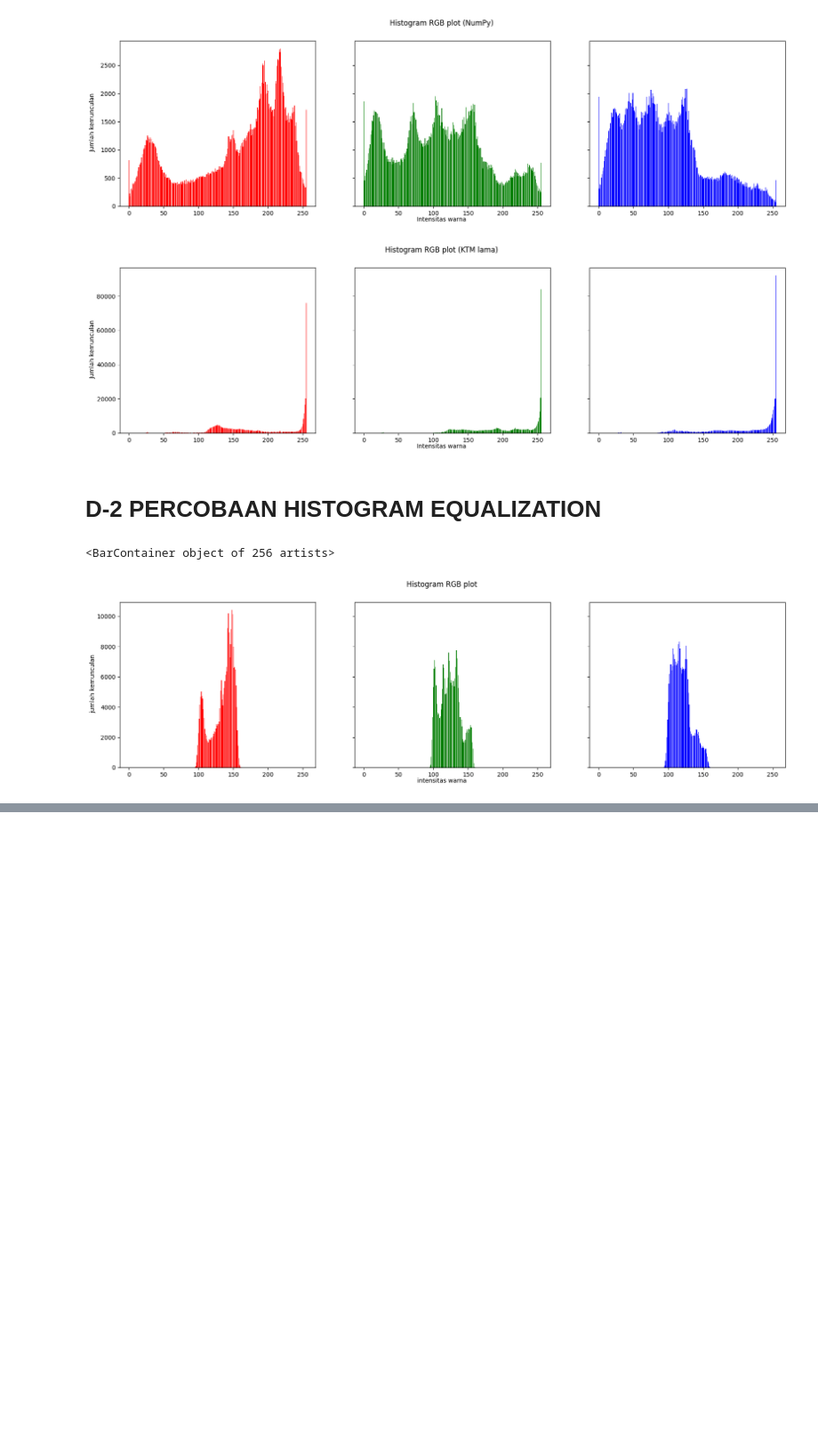
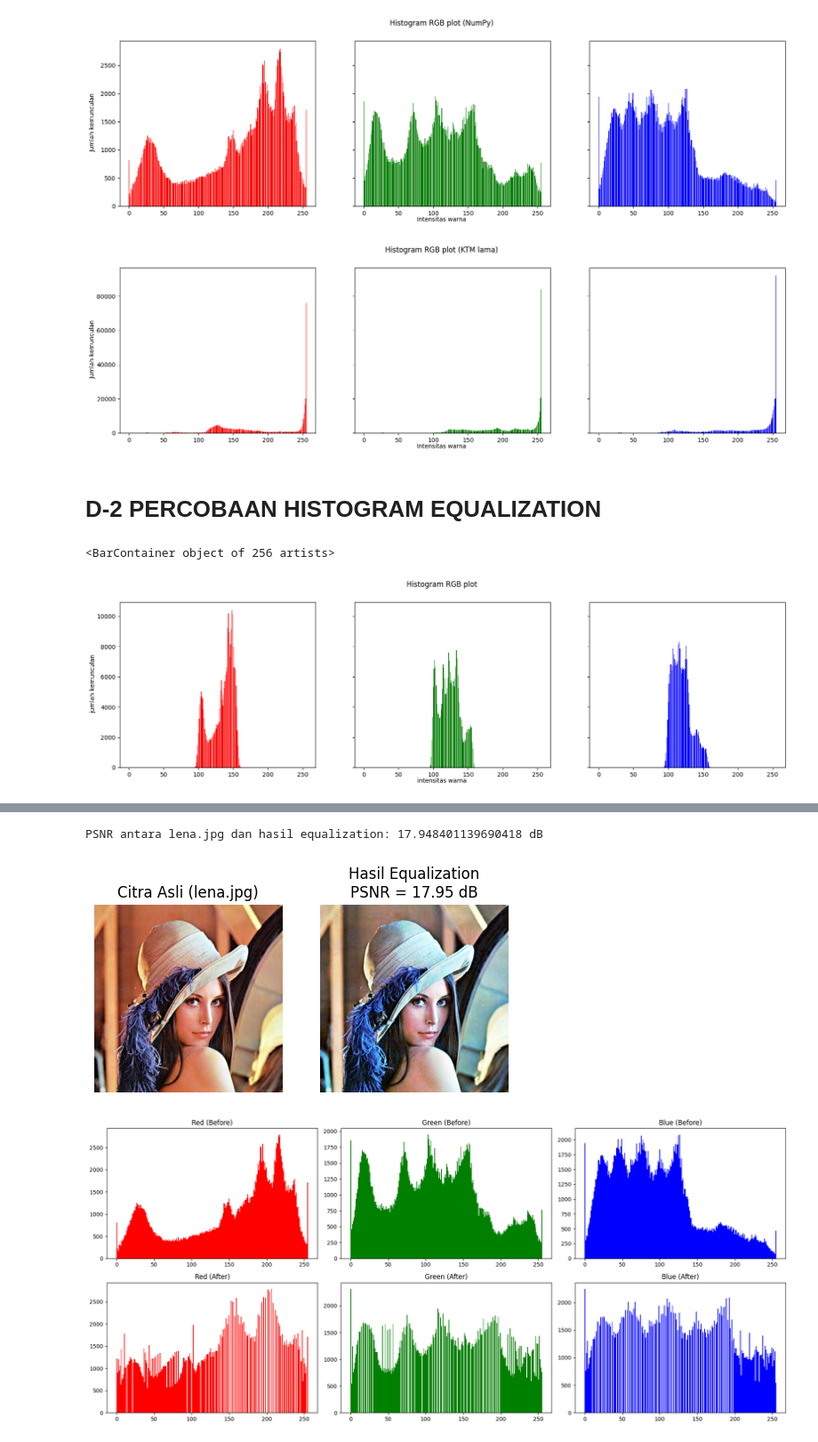
Before and after one commit to Chaidir110/PCVK_Ganjil_2025, a Jupyter notebook: week5_05.ipynb, the cells around one changed output, grey strips where cells are left out. Shown at 89% size. Drawn from its saved outputs; the diff is of its cells as text; code cells hidden in the pictures; blank space fills up the shorter version.

```diff
--- a/week5_05.ipynb
+++ b/week5_05.ipynb
@@ -137,0 +276,78 @@ axs[2].bar(names, blue, color='b')
+# %%
+import cv2 as cv
+import numpy as np
+import matplotlib.pyplot as plt
+import math
+
+# Load citra asli lena.jpg
+img = cv.imread('/content/drive/MyDrive/RPL/PCVK/lena.jpg')
+img = cv.cvtColor(img, cv.COLOR_BGR2RGB)
+
+# Pisahkan channel RGB
+r, g, b = cv.split(img)
+
+# Lakukan histogram equalization dengan OpenCV
+r_eq = cv.equalizeHist(r)
+g_eq = cv.equalizeHist(g)
+b_eq = cv.equalizeHist(b)
+
+# Gabungkan jadi hasil equalization
+img_eq = cv.merge([r_eq, g_eq, b_eq])
+
+# Fungsi PSNR
+def calculate_psnr(original, processed):
+    mse = np.mean((original.astype(np.float32) - processed.astype(np.float32)) ** 2)
+    if mse == 0:
+        return float('inf')
+    max_pixel = 255.0
+    psnr = 10 * math.log10((max_pixel ** 2) / mse)
+    return psnr
+
+# Hitung PSNR
+psnr_value = calculate_psnr(img, img_eq)
+print("PSNR antara lena.jpg dan hasil equalization:", psnr_value, "dB")
+
+# Tampilkan citra asli vs equalization
+plt.figure(figsize=(6,3))
+
+plt.subplot(1,2,1)
+plt.imshow(img)
+plt.title("Citra Asli (lena.jpg)")
+plt.axis("off")
+
+plt.subplot(1,2,2)
+plt.imshow(img_eq)
+plt.title(f"Hasil Equalization\nPSNR = {psnr_value:.2f} dB")
+plt.axis("off")
+
+plt.show()
+
+# Tampilkan histogram RGB sebelum & sesudah
+fig, axs = plt.subplots(2, 3, figsize=(18,8))
+
+# Histogram sebelum
+axs[0,0].hist(r.ravel(), bins=256, color='red')
+axs[0,0].set_title("Red (Before)")
+
+axs[0,1].hist(g.ravel(), bins=256, color='green')
+axs[0,1].set_title("Green (Before)")
+
+axs[0,2].hist(b.ravel(), bins=256, color='blue')
+axs[0,2].set_title("Blue (Before)")
+
+# Histogram sesudah
+axs[1,0].hist(r_eq.ravel(), bins=256, color='red')
+axs[1,0].set_title("Red (After)")
+
+axs[1,1].hist(g_eq.ravel(), bins=256, color='green')
+axs[1,1].set_title("Green (After)")
+
+axs[1,2].hist(b_eq.ravel(), bins=256, color='blue')
+axs[1,2].set_title("Blue (After)")
+
+plt.tight_layout()
+plt.show()
+# %% [output]
+PSNR antara lena.jpg dan hasil equalization: 17.948401139690418 dB
+[figure, added]
+[figure, added]
```
Also changed, not shown: parts of 5 cells of this notebook.
